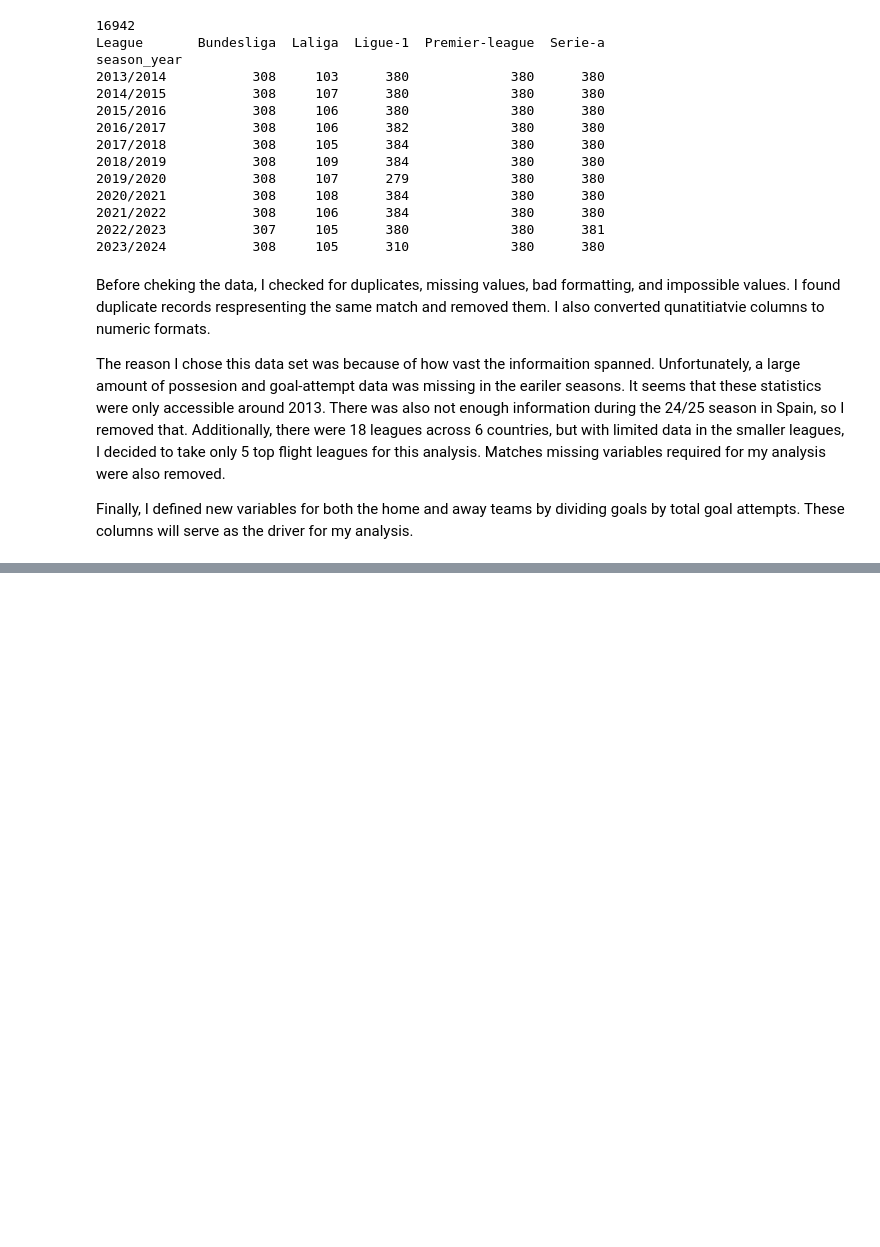
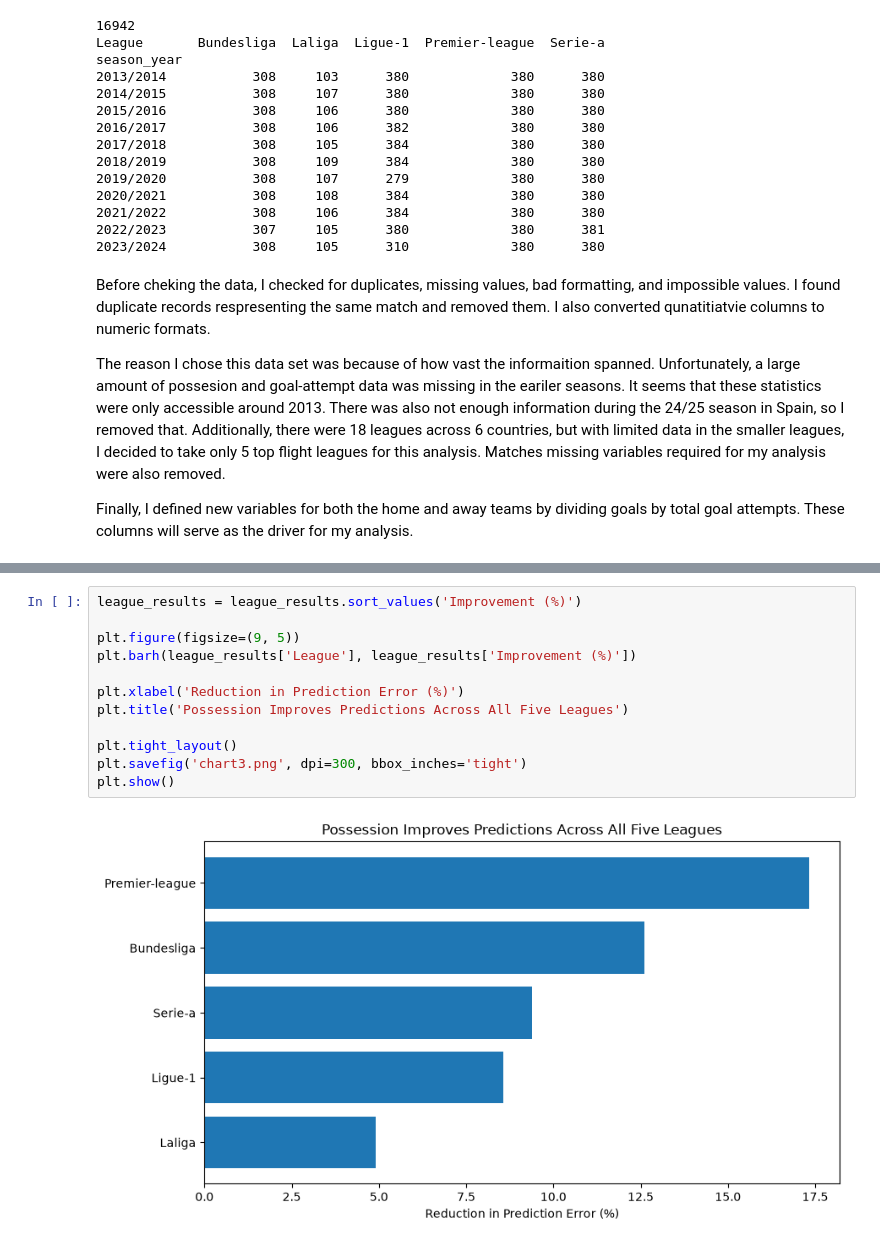
Before and after one commit to xandermurthwaite03-cloud/Soccer_Data, a Jupyter notebook: Code.ipynb, the cells around one changed output, grey strips where cells are left out. Saved outputs shown, nothing was run; the diff lists cells and outputs as text; blank space fills up the shorter version.

```diff
--- a/Code.ipynb
+++ b/Code.ipynb
@@ -857,0 +1317,14 @@ Finally, I defined new variables for both the home and away teams by dividing go
+# %%
+league_results = league_results.sort_values('Improvement (%)')
+
+plt.figure(figsize=(9, 5))
+plt.barh(league_results['League'], league_results['Improvement (%)'])
+
+plt.xlabel('Reduction in Prediction Error (%)')
+plt.title('Possession Improves Predictions Across All Five Leagues')
+
+plt.tight_layout()
+plt.savefig('chart3.png', dpi=300, bbox_inches='tight')
+plt.show()
+# %% [output]
+[figure, added]
```
Also changed, not shown: parts of 15 cells of this notebook, 3 other files.
